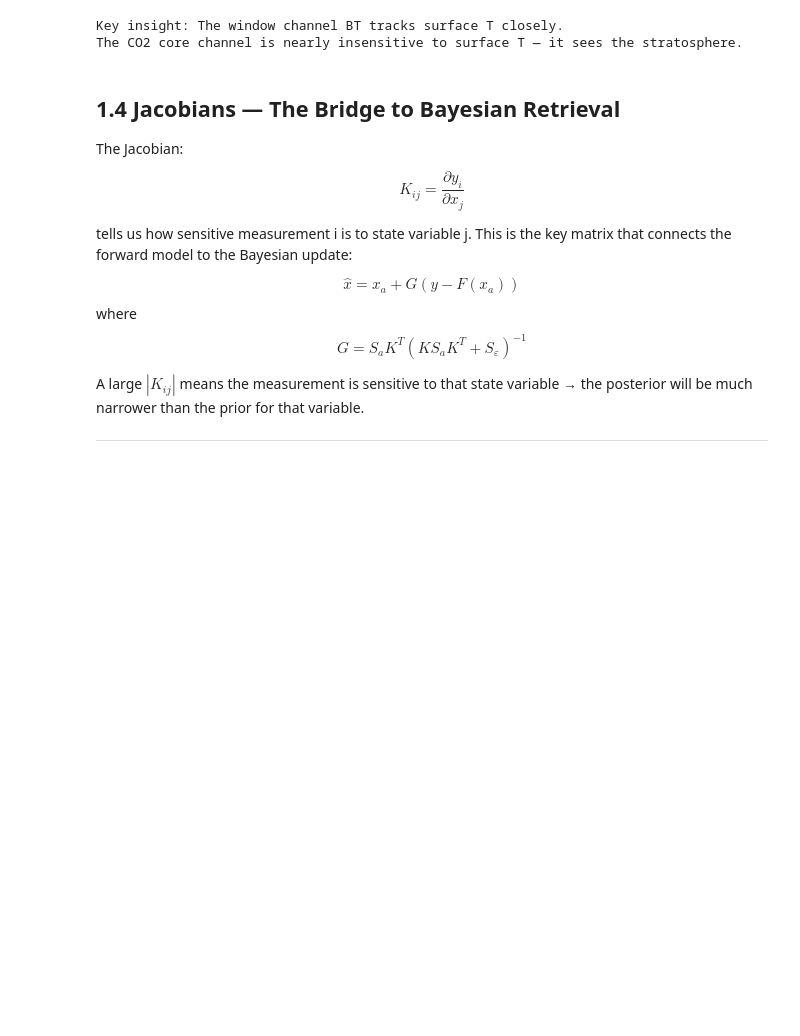
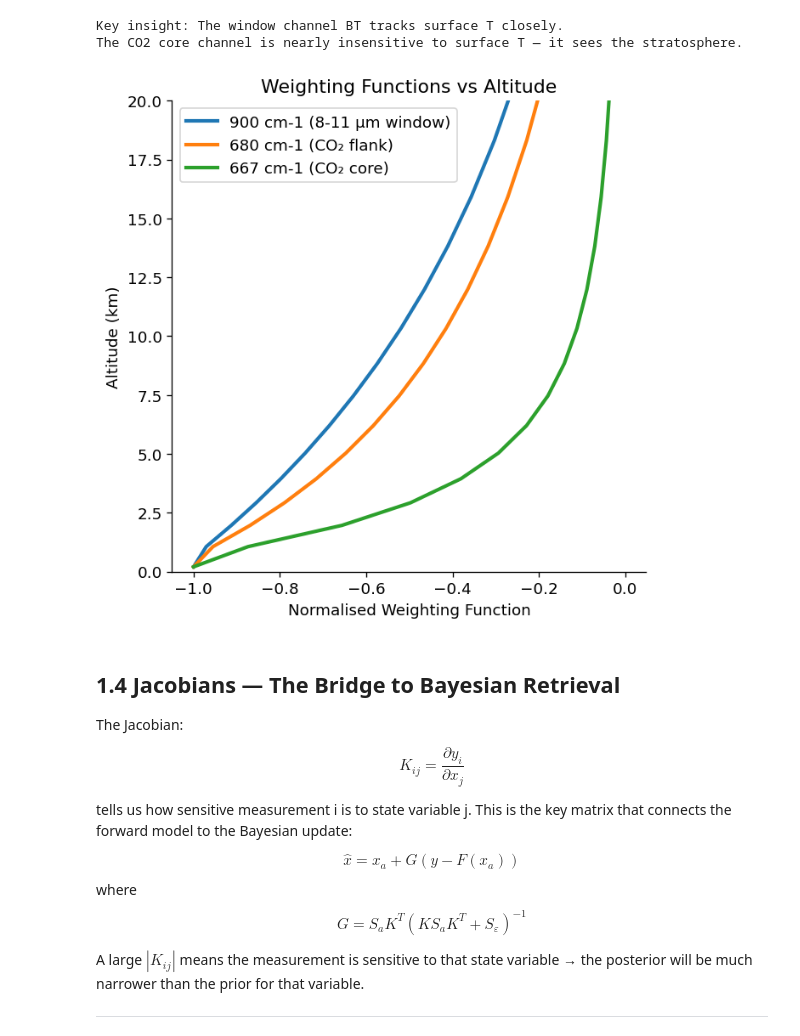
Before and after one commit to arunp77/Bayesian-Analysis-in-Astrophysics, a Jupyter notebook: Bayes-remote-sensing/chapters/ch01_radiative_transfer/notebook.ipynb, the cells around one changed output. Drawn from its saved outputs; the diff is of its cells as text; code cells hidden in the pictures; blank space fills up the shorter version.

```diff
--- a/Bayes-remote-sensing/chapters/ch01_radiative_transfer/notebook.ipynb
+++ b/Bayes-remote-sensing/chapters/ch01_radiative_transfer/notebook.ipynb
@@ -691,6 +691,35 @@ print("The CO2 core channel is nearly insensitive to surface T — it sees the s
 [figure]
 Key insight: The window channel BT tracks surface T closely.
 The CO2 core channel is nearly insensitive to surface T — it sees the stratosphere.
+# %%
+fig, ax_wf = plt.subplots(figsize=(6, 6))
+
+for (ch_name, (nu_ch, k_abs_col)), col in zip(channels.items(), colors_ch):
+
+    k_profile = k_abs_col * p_levels / 1013.0
+    dp = np.diff(p_levels, prepend=p_levels[0])
+    tau_cum = np.cumsum(k_profile * np.abs(dp) / 1013.0)[::-1]
+    t_profile = np.exp(-tau_cum[::-1])
+
+    dt_dp = np.gradient(t_profile, p_levels)
+
+    wf_raw = -dt_dp
+    wf = wf_raw / (np.max(np.abs(wf_raw)) + 1e-12)
+
+    ax_wf.plot(wf, z_approx, lw=2.5, label=ch_name)
+
+ax_wf.set_xlabel("Normalised Weighting Function")
+ax_wf.set_ylabel("Altitude (km)")
+ax_wf.set_title("Weighting Functions vs Altitude")
+ax_wf.set_ylim(0, 20)
+ax_wf.legend()
+
+# save figure
+plt.savefig("weighting_function_altitude.png", dpi=150, bbox_inches="tight")
+
+plt.show()
+# %% [output]
+[figure, added]
 # %% [markdown]
 ## 1.4 Jacobians — The Bridge to Bayesian Retrieval
 
```
Also changed, not shown: 9 other files.
